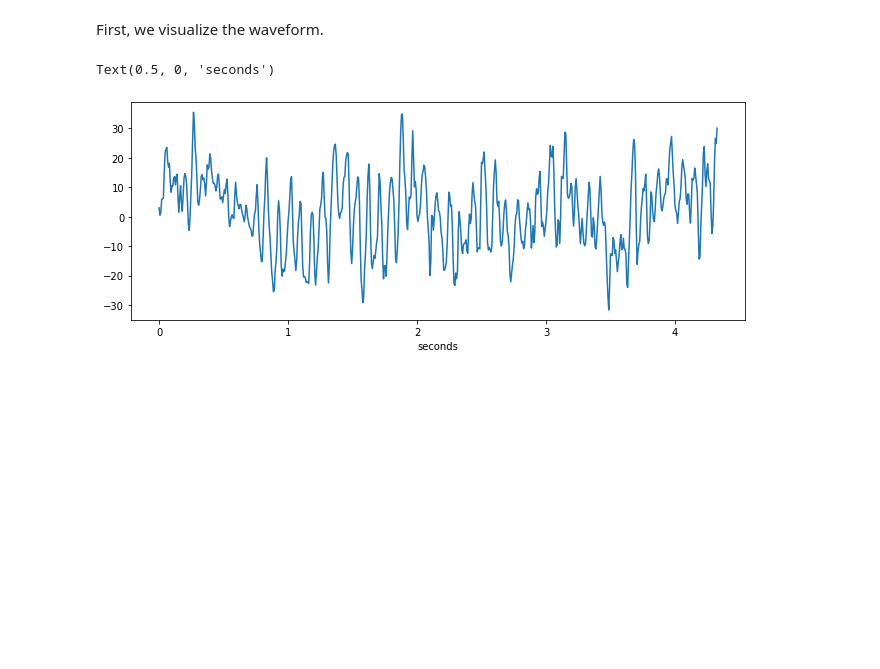
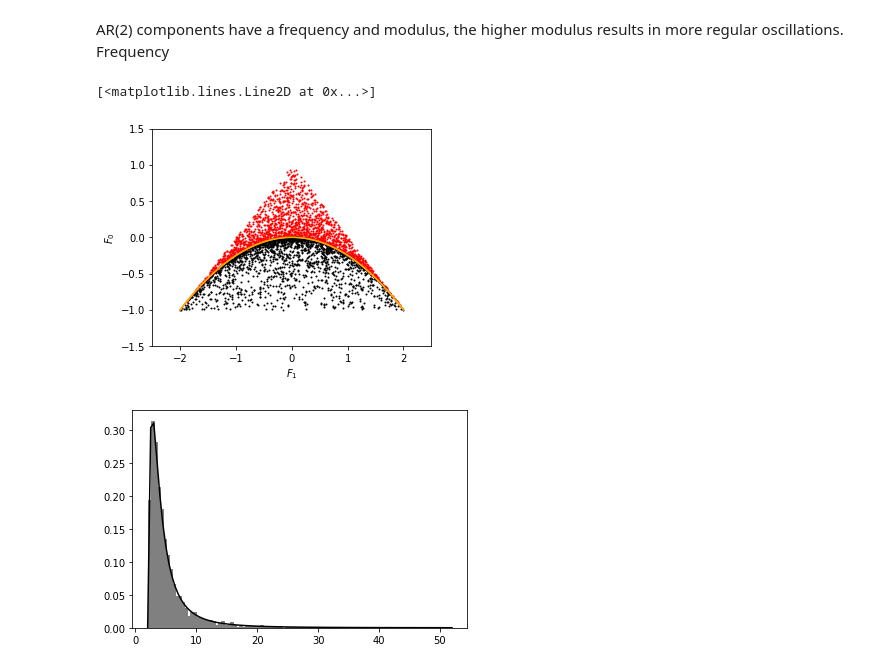
Before and after one commit to AraiKensuke/LOST, a Jupyter notebook: Notebooks/AR2_priors.ipynb, the cells around one changed output. Drawn from its saved outputs; the diff is of its cells as text; code cells hidden in the pictures; blank space fills up the shorter version.

```diff
--- a/Notebooks/AR2_priors.ipynb
+++ b/Notebooks/AR2_priors.ipynb
@@ -35,8 +36,8 @@ building 'kfARlibMPmv_ram2' extension
  #warning "Using deprecated NumPy API, disable it with " \
   ^~~~~~~
 x86_64-linux-gnu-gcc -pthread -shared -Wl,-O1 -Wl,-Bsymbolic-functions -Wl,-Bsymbolic-functions -Wl,-z,relro -Wl,-Bsymbolic-functions -Wl,-z,relro -g -fdebug-prefix-map=/build/python3.7-a56wZI/python3 ...
-# %% [markdown]
-First, we visualize the waveform.
+# %% [markdown]
+AR(2) components have a frequency and modulus, the higher modulus results in more regular oscillations.  Frequency
 # %%
 #  eigenvalue of AR
 import LOST.ARlib as _arl
@@ -53,7 +54,7 @@ rb   = 1
 
 #########  imaginary roots
 amps  = _N.random.rand(N) * (rb - ra) + ra
-phs  = _N.random.rand(N) * 2*_N.pi
+phs  = _N.random.rand(N) * _N.pi      #  phs from 0 -> pi   (well, 4pi/N, but large N->0)
 Fsi  = _N.empty((N, 2))
 
 for n in range(N):
@@ -113,7 +114,8 @@ _plt.plot(x, y, color="orange")
 _plt.grid()
 _plt.xlim(-2.5, 2.5)
 _plt.ylim(-1.5, 1.5)
-
+_plt.xlabel(r"$F_1$")
+_plt.ylabel(r"$F_0$")
 
 #  Sample oscillatory AR(2) coefficients
 
@@ -149,32 +151,34 @@ c12s = _N.array(c12)
 
 #  here, I want to turn AR coefficient into modulus and angle pair
 
 
 Fs=1000
 amps = _N.zeros(c12s.shape[0])
 fs   = _N.zeros(c12s.shape[0])
 
 #  lambda_u   is n/2 for data length n
 #  lambda
 for n in range(c12s.shape[0]):
     bBdd, iBdd, mag, F_alfa_rep = _arl.ARroots(_N.array([c12s[n, 0], c12s[n, 1]]))
     prt, rank, f, amp = ampAngRep(F_alfa_rep, 1./(Fs/2), f_order=True)
     amps[n] = amp[0]
     fs[n] = f[0]
 
 #
 #  my fs is between 0 and 1.  lambda is between [2, lambda_u].
+#  w = 2pi / lam, so w from 2pi/2=pi   to   2pi/ (N/2) = 4pi/N -> 0
 #  w 2pi / 2   pi  to    2pi/(N/2) = 4pi/N
 
 w = fs*_N.pi
 lam = 2*_N.pi / w
 
 fig = _plt.figure()
 lam_x = _N.linspace(2, 52, 101)
 dx    = lam_x[1] - lam_x[0]
 _plt.hist(lam, bins=lam_x, density=True, color="grey", edgecolor="grey")
 A = _N.sum((_N.sin(2*_N.pi/lam_x) / (lam_x*lam_x))*dx)
 _plt.plot(lam_x, (1/A)*_N.sin(2*_N.pi/lam_x) / (lam_x*lam_x), color="black")
 # %% [output]
-Text(0.5, 0, 'seconds')
+[<matplotlib.lines.Line2D at 0x...>]
-[figure, old version]
+[figure, new version]
+[figure, added]
```
Also changed, not shown: parts of 7 cells of this notebook.
